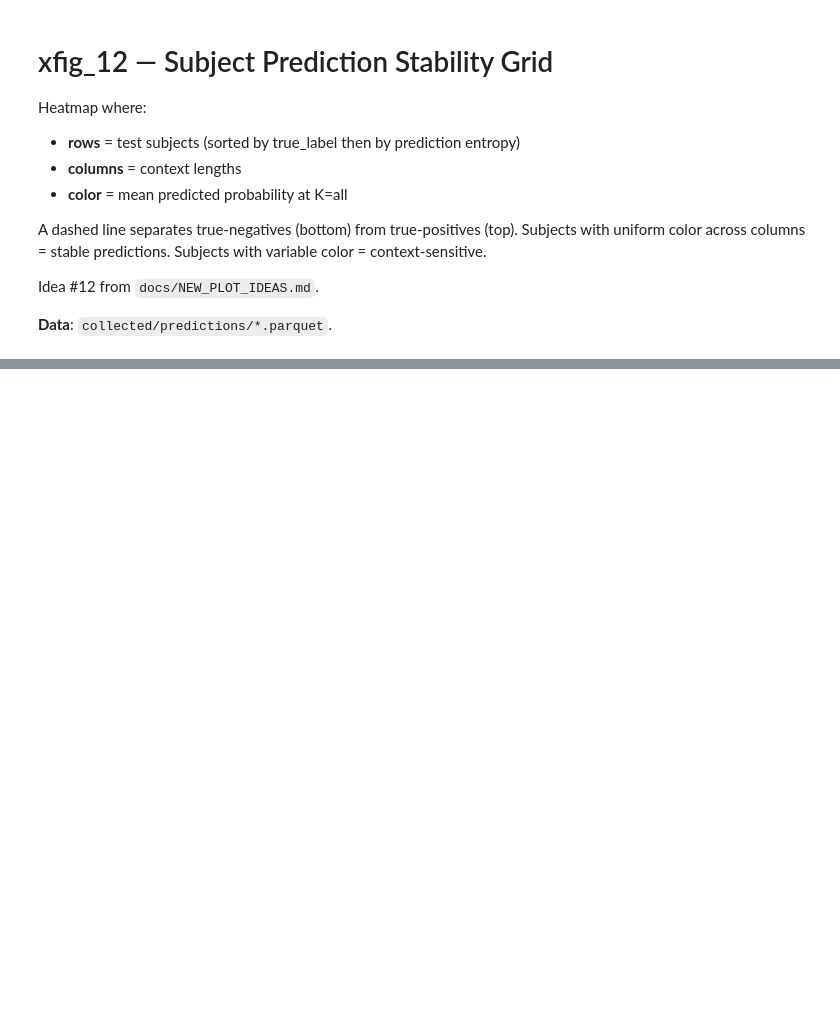
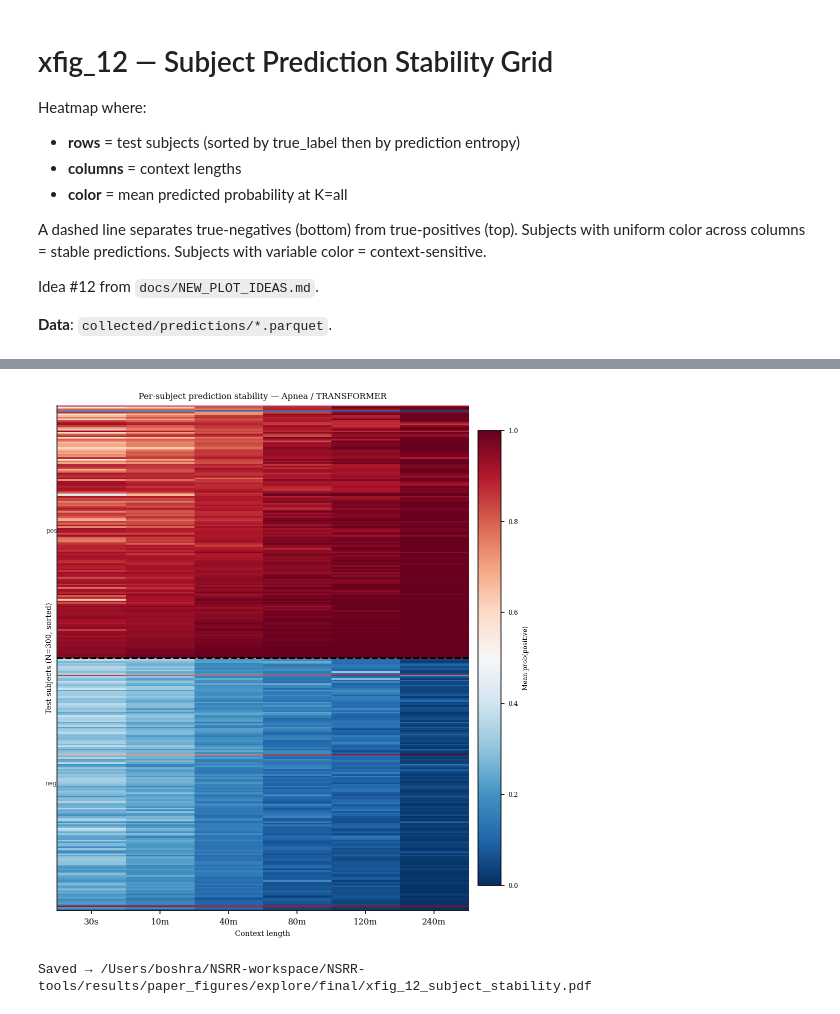
Before and after one commit to boshrakh95/NSRR-tools, a Jupyter notebook: results/paper_figures/explore/notebooks/xfig_12_subject_stability.ipynb, the cells around one changed output, grey strips where cells are left out. Cells and saved outputs as stored; diff of their text form; code cells hidden in the pictures; blank space fills up the shorter version.

```diff
--- a/results/paper_figures/explore/notebooks/xfig_12_subject_stability.ipynb
+++ b/results/paper_figures/explore/notebooks/xfig_12_subject_stability.ipynb
@@ -91,19 +97,23 @@ if pqs:
 # %%
-fig, ax = plt.subplots(figsize=(7.0, 5.0))
+fig, ax = plt.subplots(figsize=(7.0, 5.0*1.5))
 
 xp.subject_stability_heatmap(
     ax, pqs,
     contexts=CONTEXTS,
     max_subjects=MAX_SUBJECTS,
 )
 ax.set_title(
     f"Per-subject prediction stability — {TASK_LABEL.get(TASK, TASK)} / {HEAD.upper()}",
     fontsize=8,
 )
 fig.tight_layout()
 plt.show()
+# %% [output]
+[figure, added]
 # %%
 # ── Run when figure looks good ──────────────────────────────────
 fig.savefig(str(FINAL_OUT / 'xfig_12_subject_stability.pdf'), bbox_inches='tight')
 fig.savefig(str(FINAL_OUT / 'xfig_12_subject_stability.png'), dpi=150, bbox_inches='tight')
 print('Saved →', FINAL_OUT / 'xfig_12_subject_stability.pdf')
+# %% [output]
+Saved → /Users/boshra/NSRR-workspace/NSRR-tools/results/paper_figures/explore/final/xfig_12_subject_stability.pdf
```
Also changed, not shown: parts of 2 cells of this notebook, 14 other files.
